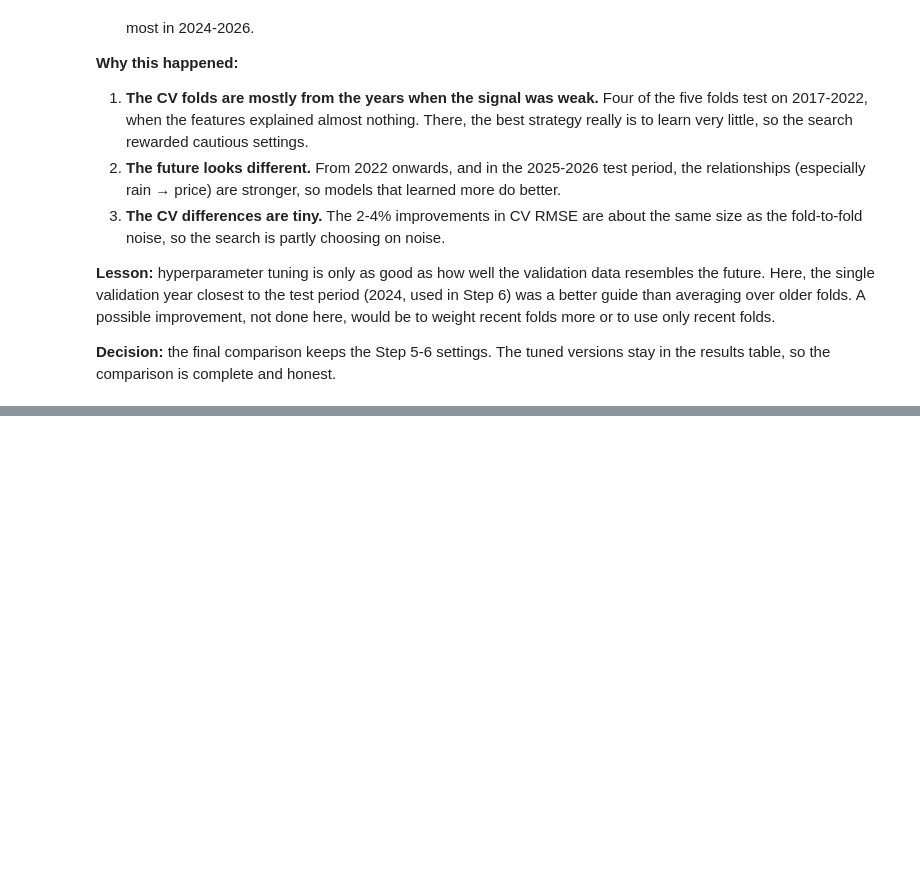
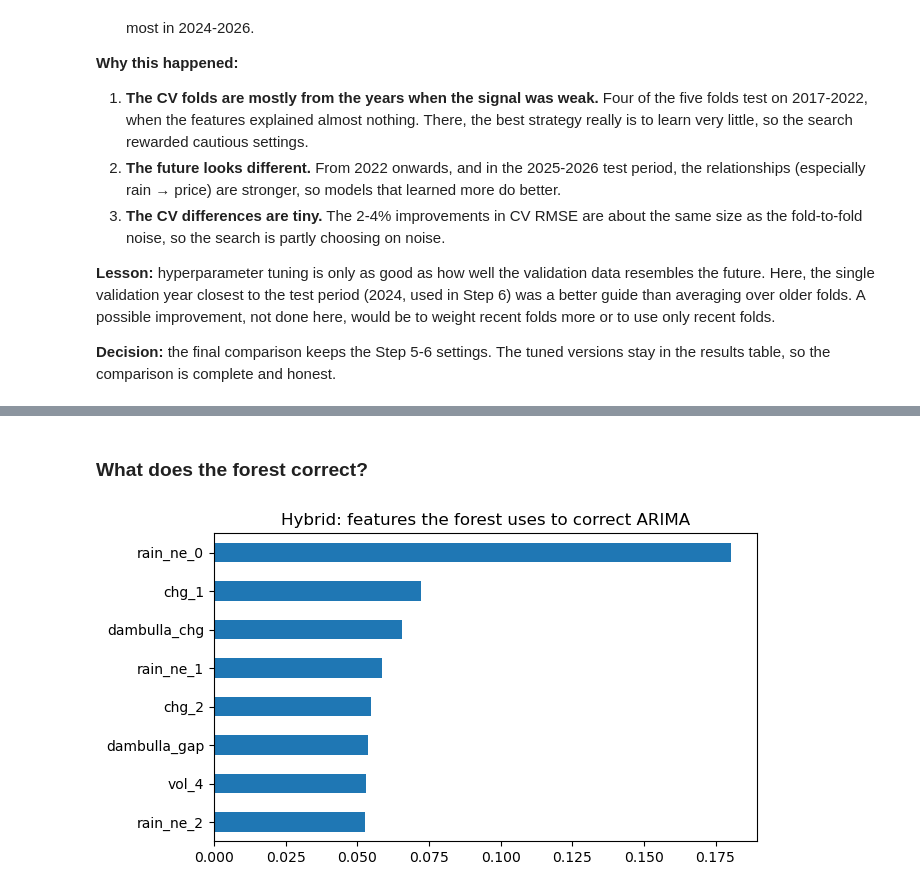
Before and after one commit to renulucshmi/pettah-beans-price-forecast, a Jupyter notebook: ensemble_assignment.ipynb, the cells around one changed output, grey strips where cells are left out. Saved outputs shown, nothing was run; the diff lists cells and outputs as text; code cells hidden in the pictures; blank space fills up the shorter version.

Commit message:
Update model performance results across multiple steps and introduce hybrid model results

```diff
--- a/ensemble_assignment.ipynb
+++ b/ensemble_assignment.ipynb
@@ -1260,0 +1289,12 @@ res.to_csv("results/results_step8_tuning.csv")
+# %%
+aic_rows = []
+for p in range(4):
+    for q in range(4):
+        try:
+            aic_rows.append({"p": p, "q": q, "AIC": ARIMA(log_price_train, order=(p, 1, q)).fit().aic})
+        except Exception:
+            pass
+aic_table = pd.DataFrame(aic_rows).sort_values("AIC").reset_index(drop=True)
+best_p, best_q = int(aic_table.loc[0, "p"]), int(aic_table.loc[0, "q"])
+print(f"Chosen order: ARIMA({best_p}, 1, {best_q})")
+aic_table.head(5).round(1)
@@ -1260,0 +1317,9 @@ res.to_csv("results/results_step8_tuning.csv")
+# %%
+arima = ARIMA(log_price_train, order=(best_p, 1, best_q)).fit()
+print(arima.params.round(3).to_dict())
+
+one_step = arima.apply(log_price).predict()          # forecast of each week, made from the weeks before it
+arima_change = (one_step.shift(-1) - log_price).reindex(feat.index)   # forecast of next week's change
+
+add_result(f"ARIMA({best_p},1,{best_q})", arima_change.loc[train.index], arima_change.loc[val.index],
+           arima_change.loc[test.index])
@@ -1260,0 +1334,14 @@ res.to_csv("results/results_step8_tuning.csv")
+# %%
+arima_error_train = y_train - arima_change.loc[train.index]
+
+t0 = time.perf_counter()
+rf_residual = RandomForestRegressor(n_estimators=500, random_state=42, n_jobs=-1).fit(X_train, arima_error_train)
+t = time.perf_counter() - t0
+
+hybrid = {part: arima_change.loc[data.index] + rf_residual.predict(X)
+          for part, data, X in [("train", train, X_train), ("val", val, X_val), ("test", test, X_test)]}
+add_result("Hybrid: RF + ARIMA", hybrid["train"], hybrid["val"], hybrid["test"], t)
+
+res = pd.DataFrame(results).set_index("model")
+res.loc[["Naive (no change)", f"ARIMA({best_p},1,{best_q})", "Random Forest (all features)",
+         "Gradient Boosting", "Voting (RF+GB+XGB+SVR+KNN)", "Hybrid: RF + ARIMA"]].round(3)
@@ -1260,0 +1363,8 @@ res.to_csv("results/results_step8_tuning.csv")
+# %% [markdown]
+### What does the forest correct?
+# %%
+pd.Series(rf_residual.feature_importances_, index=feature_cols).sort_values().tail(8).plot(
+    kind="barh", figsize=(7, 4), title="Hybrid: features the forest uses to correct ARIMA")
+plt.show()
+# %% [output]
+[figure, added]
```
Also changed, not shown: parts of 22 cells of this notebook, 6 other files.
